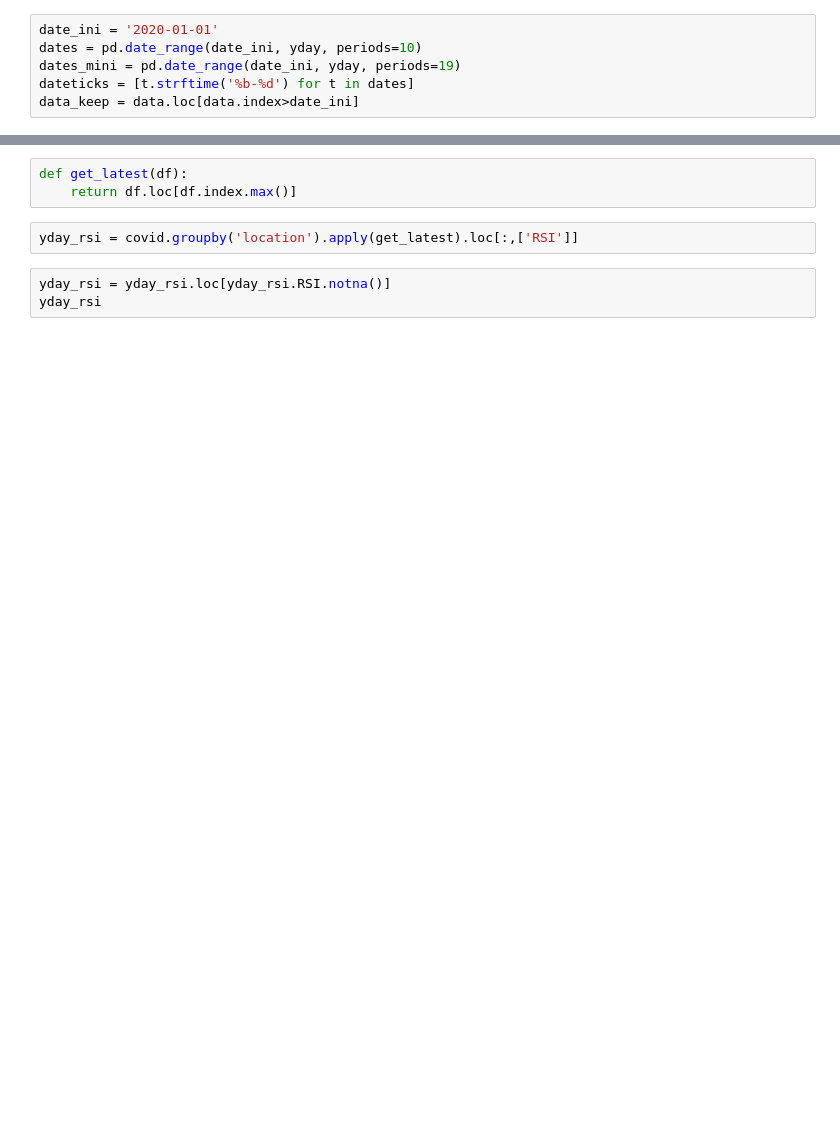
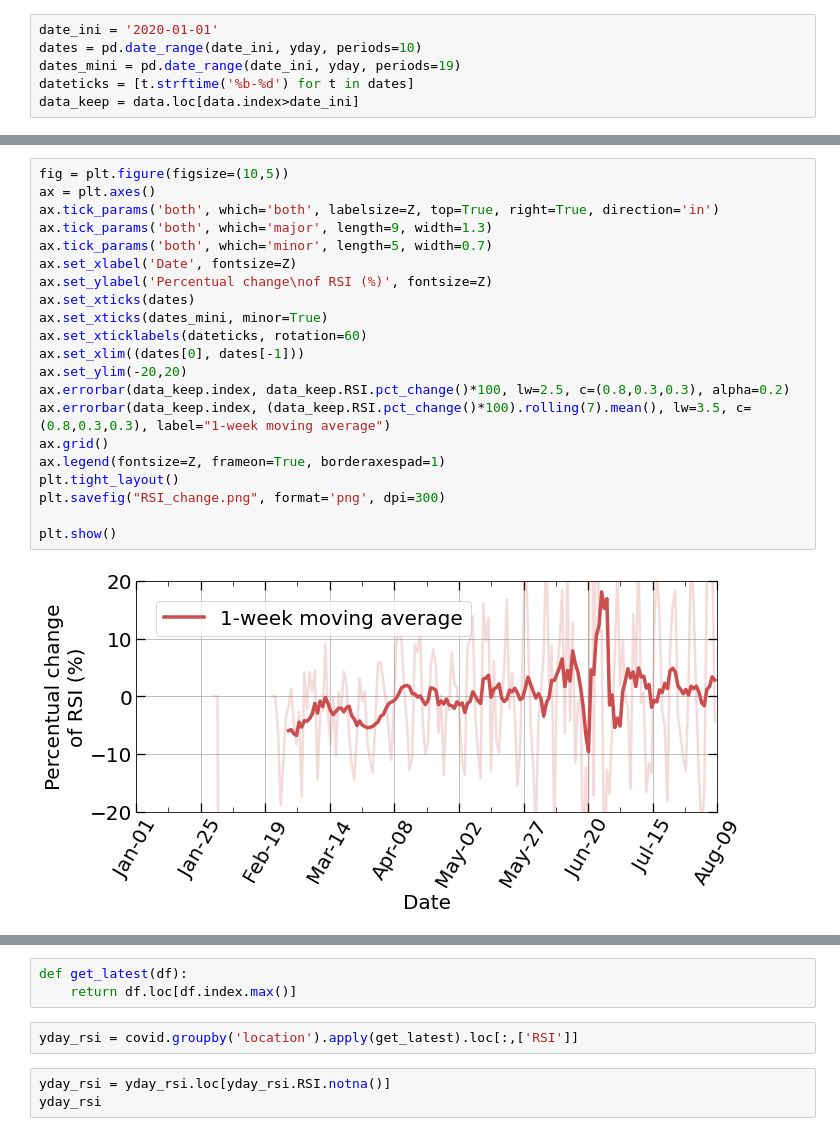
Before and after one commit to cebasfu93/Coronavirus, a Jupyter notebook: CovidApp/RSI.ipynb, the cells around one changed output, grey strips where cells are left out. Saved outputs shown, nothing was run; the diff lists cells and outputs as text; blank space fills up the shorter version.

```diff
--- a/CovidApp/RSI.ipynb
+++ b/CovidApp/RSI.ipynb
@@ -90,3 +90,26 @@ plt.show()
+# %%
+fig = plt.figure(figsize=(10,5))
+ax = plt.axes()
+ax.tick_params('both', which='both', labelsize=Z, top=True, right=True, direction='in')
+ax.tick_params('both', which='major', length=9, width=1.3)
+ax.tick_params('both', which='minor', length=5, width=0.7)
+ax.set_xlabel('Date', fontsize=Z)
+ax.set_ylabel('Percentual change\nof RSI (%)', fontsize=Z)
+ax.set_xticks(dates)
+ax.set_xticks(dates_mini, minor=True)
+ax.set_xticklabels(dateticks, rotation=60)
+ax.set_xlim((dates[0], dates[-1]))
+ax.set_ylim(-20,20)
+ax.errorbar(data_keep.index, data_keep.RSI.pct_change()*100, lw=2.5, c=(0.8,0.3,0.3), alpha=0.2)
+ax.errorbar(data_keep.index, (data_keep.RSI.pct_change()*100).rolling(7).mean(), lw=3.5, c=(0.8,0.3,0.3), label="1-week moving average")
+ax.grid()
+ax.legend(fontsize=Z, frameon=True, borderaxespad=1)
+plt.tight_layout()
+plt.savefig("RSI_change.png", format='png', dpi=300)
+
+plt.show()
+# %% [output]
+[figure, added]
 # %%
 print(data.tail())
 # %% [output]
```
Also changed, not shown: parts of 6 cells of this notebook.
